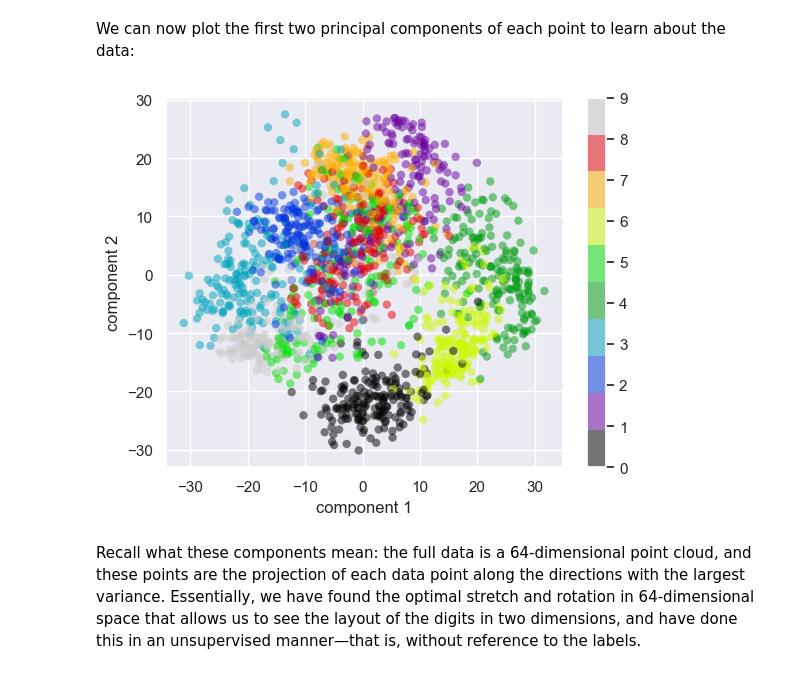
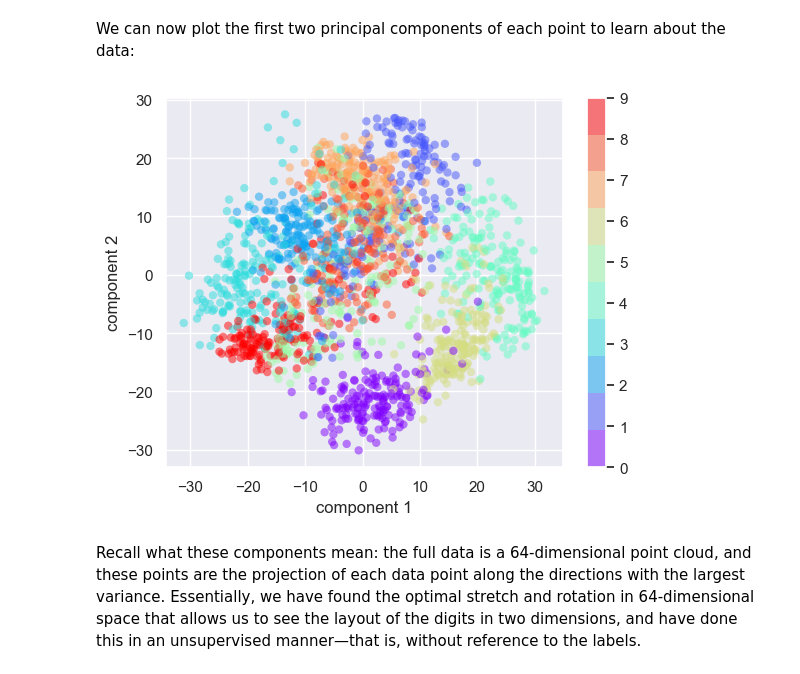
Before and after one commit to Park-Dongheon/AI_Programming_Training, a Jupyter notebook: python-ds-handbook/notebooks/05.09-Principal-Component-Analysis.ipynb, the cells around one changed output. Saved outputs shown, nothing was run; the diff lists cells and outputs as text; code cells hidden in the pictures.

```diff
--- a/python-ds-handbook/notebooks/05.09-Principal-Component-Analysis.ipynb
+++ b/python-ds-handbook/notebooks/05.09-Principal-Component-Analysis.ipynb
@@ -153,12 +153,12 @@ We can now plot the first two principal components of each point to learn about
 # %%
 plt.scatter(projected[:, 0], projected[:, 1],  # 1번째 주성분, 2번째 주성분
             c=digits.target, edgecolor='none', alpha=0.5,
-            cmap=plt.get_cmap('nipy_spectral', 10))
+            cmap=plt.get_cmap('rainbow', 10))
 plt.xlabel('component 1')
 plt.ylabel('component 2')
 plt.colorbar();
 # %% [output]
-[figure, old version]
+[figure, new version]
 # %% [markdown]
 Recall what these components mean: the full data is a 64-dimensional point cloud, and these points are the projection of each data point along the directions with the largest variance.
 Essentially, we have found the optimal stretch and rotation in 64-dimensional space that allows us to see the layout of the digits in two dimensions, and have done this in an unsupervised manner—that is, without reference to the labels.
```
Also changed, not shown: parts of 9 cells of this notebook, 1 other file.
